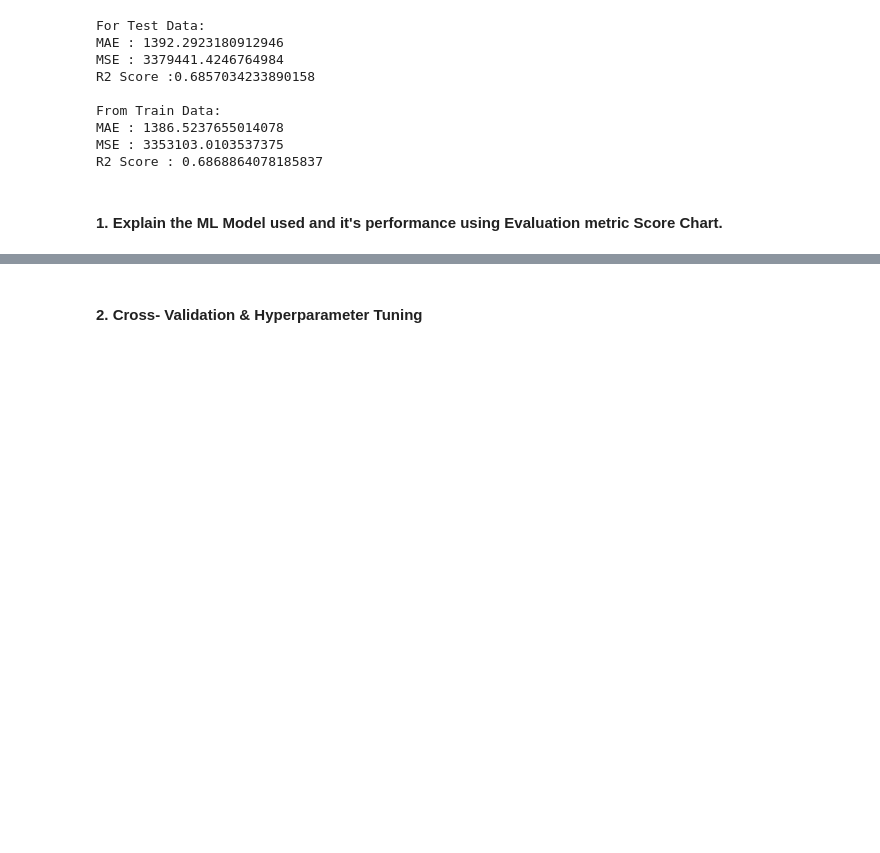
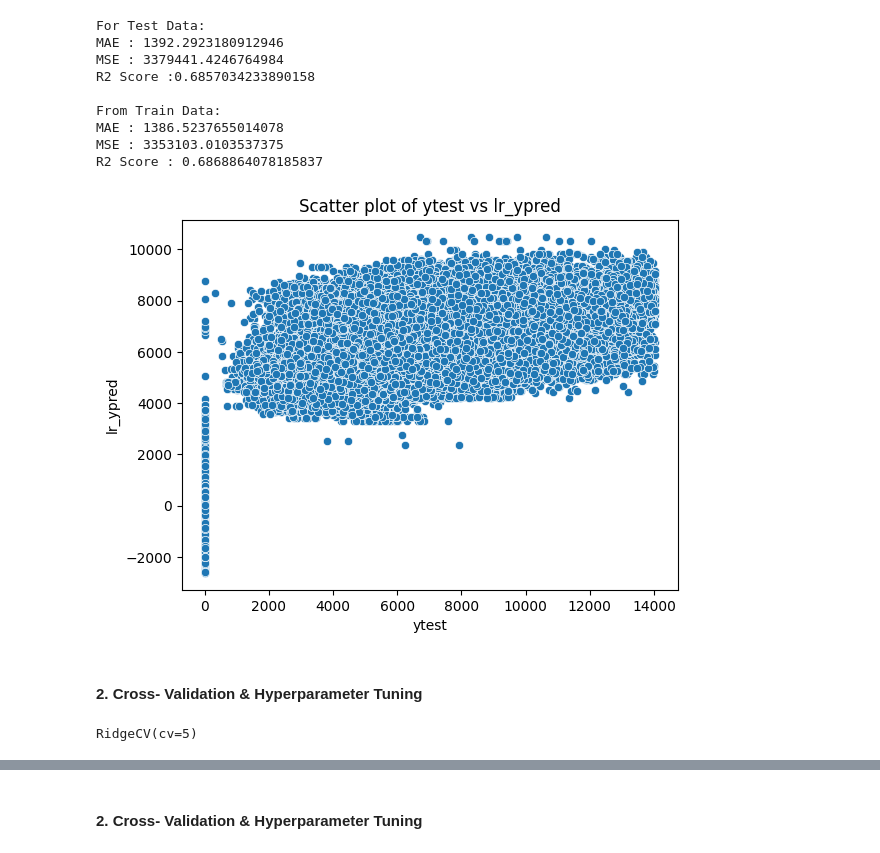
Before and after one commit to MrMRaut/Drug-Stores-Sales-Analysis-and-Prediction, a Jupyter notebook: 1151_Drug_Stores_Sales_Data.ipynb, the cells around one changed output, grey strips where cells are left out. Cells and saved outputs as stored; diff of their text form; code cells hidden in the pictures; blank space fills up the shorter version.

```diff
--- a/1151_Drug_Stores_Sales_Data.ipynb
+++ b/1151_Drug_Stores_Sales_Data.ipynb
@@ -942,14 +942,14 @@ xtrain, xtest, ytrain, ytest = train_test_split(x, y, test_size = 0.2, random_st
 from sklearn.linear_model import LinearRegression
 
 # Create a Linear Regression model object
-model = LinearRegression()
+lr = LinearRegression()
 
 # Fit the Algorithm
-model.fit(xtrain, ytrain)
+lr.fit(xtrain, ytrain)
 
-# Predict on the model
-ypred = model.predict(xtest)
-ytrain_pred = model.predict(xtrain)
+# Predict on the Linear Regression model
+lr_ypred = lr.predict(xtest)
+lr_ytrain_pred = lr.predict(xtrain)
 # %%
 from sklearn.metrics import  mean_absolute_error, mean_squared_error, r2_score
 print(f'''
@@ -974,5 +974,3 @@ From Train Data:
 MAE : 1386.5237655014078
 MSE : 3353103.0103537375
 R2 Score : 0.6868864078185837
-# %% [markdown]
-#### 1. Explain the ML Model used and it's performance using Evaluation metric Score Chart.
@@ -980,0 +977,11 @@ R2 Score : 0.6868864078185837
+# %%
+
+sns.scatterplot(x = ytest, y = lr_ypred)
+plt.xlabel('ytest')
+plt.ylabel('lr_ypred')
+plt.title('Scatter plot of ytest vs lr_ypred')
+plt.show()
+# %% [output]
+[figure, added]
+# %% [markdown]
+#### 2. Cross- Validation & Hyperparameter Tuning
@@ -980,0 +990,10 @@ R2 Score : 0.6868864078185837
+# %%
+# Ridge Regression
+from sklearn.linear_model import RidgeCV
+
+rr = RidgeCV(cv = 5)
+
+# Fit the Algorithm
+rr.fit(xtrain, ytrain)
+# %% [output]
+RidgeCV(cv=5)
```
Also changed, not shown: parts of 51 cells of this notebook.
